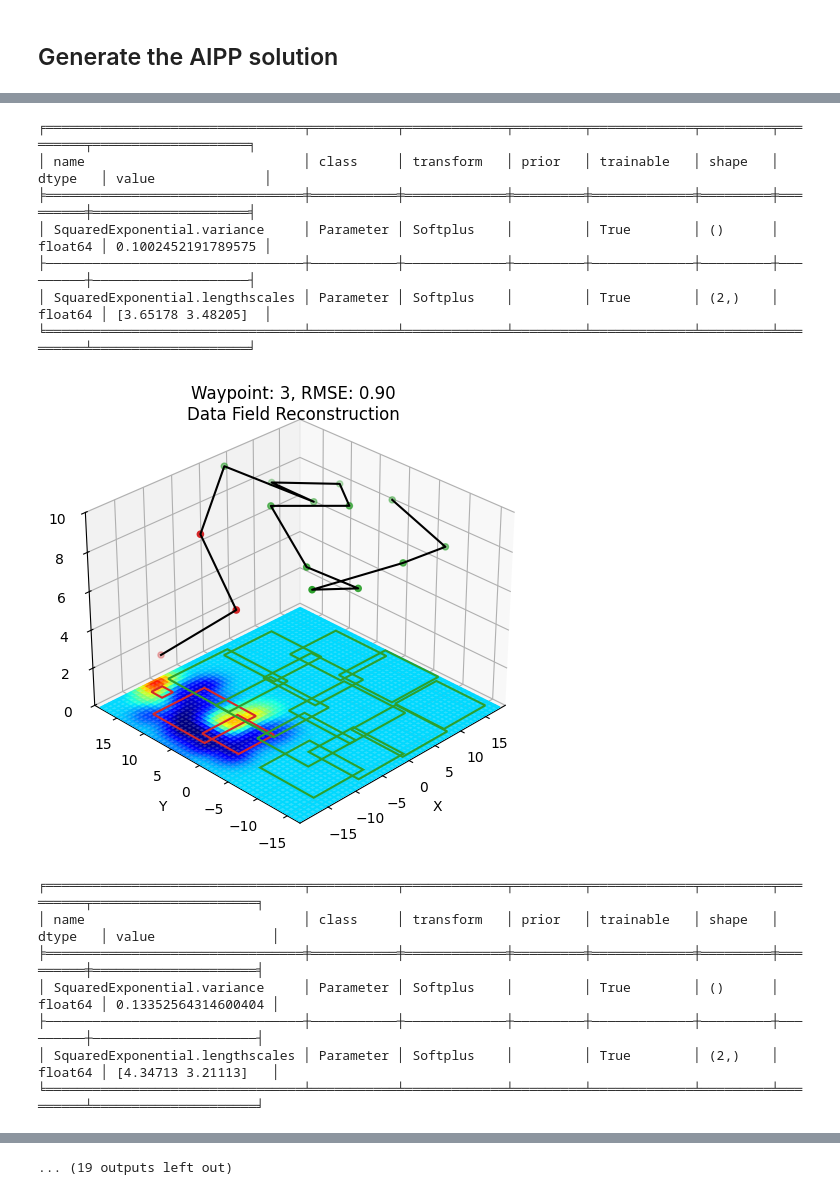
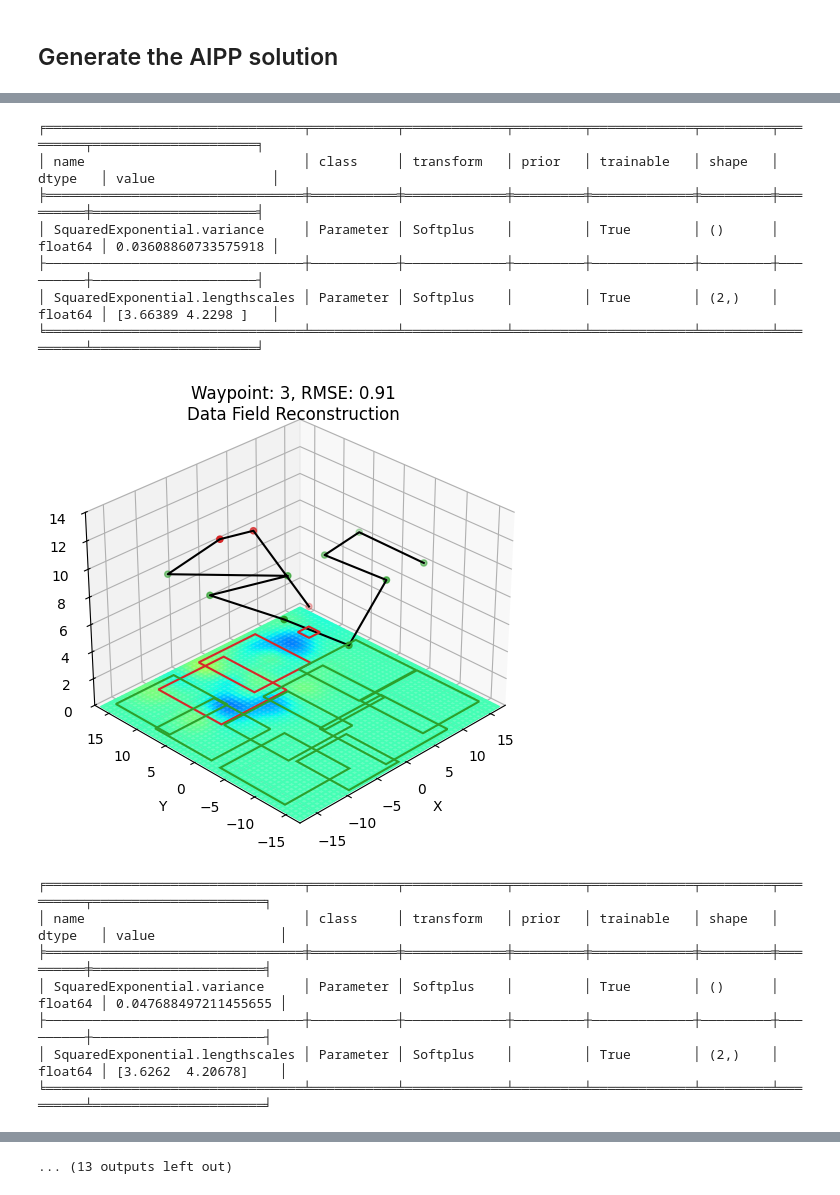
Before and after one commit to itskalvik/sgp-tools, a Jupyter notebook: examples/AIPP_non_point_FoV.ipynb, the cells around one changed output, grey strips where cells are left out. Cells and saved outputs as stored; diff of their text form; code cells hidden in the pictures.

```diff
--- a/examples/AIPP_non_point_FoV.ipynb
+++ b/examples/AIPP_non_point_FoV.ipynb
@@ -106,7 +106,7 @@ def plot_results(X_inducing, X_fov, current_idx=0, fname=None):
 
     ax.set_xlim(np.min(X[:, 0])-0.5, np.max(X[:, 0])+0.5)
     ax.set_ylim(np.min(X[:, 1])-0.5, np.max(X[:, 1])+0.5)
-    ax.set_zlim(0, 10)
+    ax.set_zlim(0, 14)
 
     ax.view_init(elev=30, azim=45+180)
     ax.set_title(f'Waypoint: {current_idx}, RMSE: {get_rmse(y_pred, y_test):.2f}\nData Field Reconstruction', y=0.99)
@@ -194,8 +194,7 @@ def run_aipp(X_train, ipp_model, Xu_init, path2data):
 ## Generate synthetic data and initial SGP hyperparameters
 # %%
 # Get the synthetic elevation data
-dataset_path = '../datasets/elevation/elevation-2.tif'
-X_train, y_train, X_test, y_test, candidates, X, y = get_dataset(dataset_path=dataset_path)
+X_train, y_train, X_test, y_test, candidates, X, y = get_dataset(random_seed=0)
 train_dim = np.sqrt(X_train.shape[0]).astype(int)
 
 # Train a GP and get the model parameters
@@ -239,8 +238,8 @@ Optimized Hyperparameters
 ## Generate the AIPP solution
 # %%
 num_robots = 1
-num_placements = 15
-num_side = 5 # Use a 5x5 point FoV approximation
+num_placements = 12
+num_side = 5  # Use a 5x5 point FoV approximation
 
 # Setup the initial AIPP hyperparameters
 print('Initial AIPP Hyperparameters')
@@ -309,15 +308,15 @@ Initial AIPP Hyperparameters
-╒═════════════════════════════════╤═══════════╤═════════════╤═════════╤═════════════╤═════════╤═════════╤════════════════════╕
-│ name                            │ class     │ transform   │ prior   │ trainable   │ shape   │ dtype   │ value              │
-╞═════════════════════════════════╪═══════════╪═════════════╪═════════╪═════════════╪═════════╪═════════╪════════════════════╡
-│ SquaredExponential.variance     │ Parameter │ Softplus    │         │ True        │ ()      │ float64 │ 0.1002452191789575 │
-├─────────────────────────────────┼───────────┼─────────────┼─────────┼─────────────┼─────────┼─────────┼────────────────────┤
-│ SquaredExponential.lengthscales │ Parameter │ Softplus    │         │ True        │ (2,)    │ float64 │ [3.65178 3.48205]  │
-╘═════════════════════════════════╧═══════════╧═════════════╧═════════╧═════════════╧═════════╧═════════╧════════════════════╛
+╒═════════════════════════════════╤═══════════╤═════════════╤═════════╤═════════════╤═════════╤═════════╤═════════════════════╕
+│ name                            │ class     │ transform   │ prior   │ trainable   │ shape   │ dtype   │ value               │
+╞═════════════════════════════════╪═══════════╪═════════════╪═════════╪═════════════╪═════════╪═════════╪═════════════════════╡
+│ SquaredExponential.variance     │ Parameter │ Softplus    │         │ True        │ ()      │ float64 │ 0.03608860733575918 │
+├─────────────────────────────────┼───────────┼─────────────┼─────────┼─────────────┼─────────┼─────────┼─────────────────────┤
+│ SquaredExponential.lengthscales │ Parameter │ Softplus    │         │ True        │ (2,)    │ float64 │ [3.66389 4.2298 ]   │
+╘═════════════════════════════════╧═══════════╧═════════════╧═════════╧═════════════╧═════════╧═════════╧═════════════════════╛
-[figure, old version]
+[figure, new version]
-╒═════════════════════════════════╤═══════════╤═════════════╤═════════╤═════════════╤═════════╤═════════╤═════════════════════╕
-│ name                            │ class     │ transform   │ prior   │ trainable   │ shape   │ dtype   │ value               │
-╞═════════════════════════════════╪═══════════╪═════════════╪═════════╪═════════════╪═════════╪═════════╪═════════════════════╡
-│ SquaredExponential.variance     │ Parameter │ Softplus    │         │ True        │ ()      │ float64 │ 0.13352564314600404 │
-├─────────────────────────────────┼───────────┼─────────────┼─────────┼─────────────┼─────────┼─────────┼─────────────────────┤
-│ SquaredExponential.lengthscales │ Parameter │ Softplus    │         │ True        │ (2,)    │ float64 │ [4.34713 3.21113]   │
-╘═════════════════════════════════╧═══════════╧═════════════╧═════════╧═════════════╧═════════╧═════════╧═════════════════════╛
+╒═════════════════════════════════╤═══════════╤═════════════╤═════════╤═════════════╤═════════╤═════════╤══════════════════════╕
+│ name                            │ class     │ transform   │ prior   │ trainable   │ shape   │ dtype   │ value                │
+╞═════════════════════════════════╪═══════════╪═════════════╪═════════╪═════════════╪═════════╪═════════╪══════════════════════╡
+│ SquaredExponential.variance     │ Parameter │ Softplus    │         │ True        │ ()      │ float64 │ 0.047688497211455655 │
+├─────────────────────────────────┼───────────┼─────────────┼─────────┼─────────────┼─────────┼─────────┼──────────────────────┤
+│ SquaredExponential.lengthscales │ Parameter │ Softplus    │         │ True        │ (2,)    │ float64 │ [3.6262  4.20678]    │
+╘═════════════════════════════════╧═══════════╧═════════════╧═════════╧═════════════╧═════════╧═════════╧══════════════════════╛
@@ -341 +340 @@ Initial AIPP Hyperparameters
-... (19 outputs left out)
+... (13 outputs left out)
```
Also changed, not shown: parts of 3 cells of this notebook.
